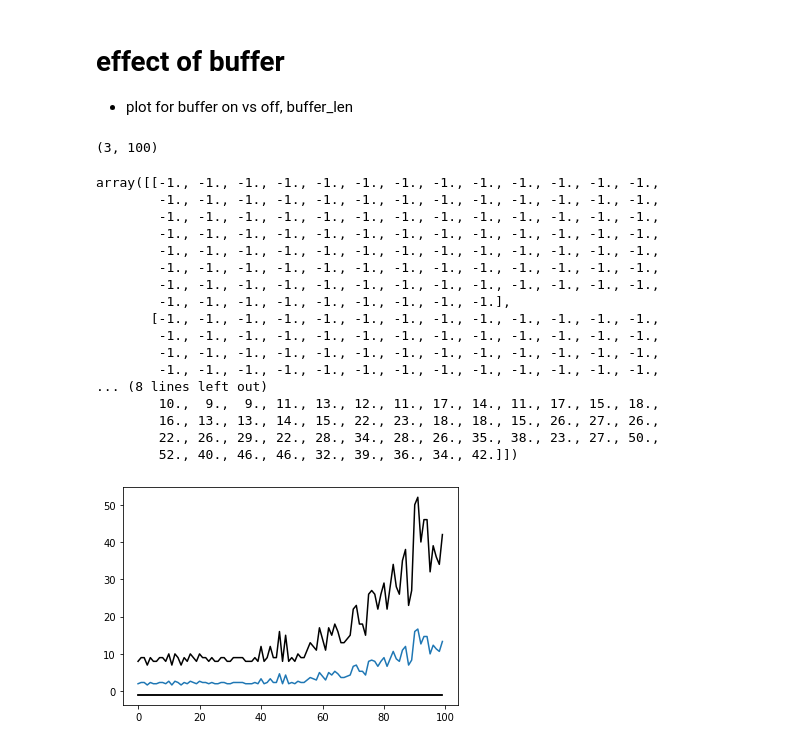
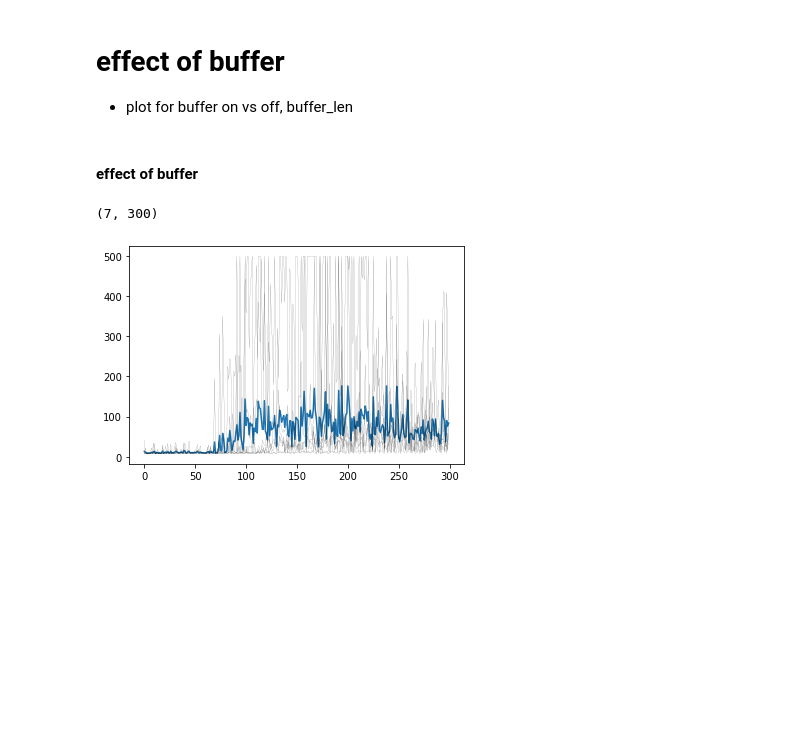
Before and after one commit to andrebeu/gymRL, a Jupyter notebook: run.ipynb, the cells around one changed output. Cells and saved outputs as stored; diff of their text form; code cells hidden in the pictures; blank space fills up the shorter version.

Commit message:
minimal buffer online

```diff
--- a/dqn-cart.ipynb
+++ b/run.ipynb
@@ -26,72 +26,52 @@ import gym
 - plot for buffer on vs off, buffer_len
 # %%
 # setup
-def experiment(nseeds,neps, policy='argmax',buff='rand'):
+def experiment(nseeds,neps, buff_mode='rand',actpi='argmax',eps=0):
   """
   interactrion logic
   a < agent(s,h)
   s',r  < env (a)
 
   """
+  metric = np.zeros((ns,neps))
   for s in range(ns):
     np.random.seed(s)
     tr.manual_seed(s)
     agent = DQN()
     task = Task()
     buffer = Buffer()
-    metric = -np.ones((ns,neps))
+
     # argmax policy
-    if policy=='argmax':
-        eps = 0.9
-    elif policy=='rand':
-        eps = 0
+    if actpi=='argmax': eps = 0.9
     for e in range(neps):
         # sample from environment
-        episode = task.play(agent.argmax_policy_fn(eps))
-        # record episode
-#         buffer.record(episode)
-        # sample buffer
-#         exp = buffer.sample(buff)
+        episode = task.play_ep(agent.argmax_policy_fn(eps))
+        # score on episode data
+        metric[s,e] = np.sum(unpack_expL(episode)['reward'])
+        # record episode into buffer
+        buffer.record(episode)
+        # sample training experience from buffer
+        expLoD = buffer.sample(mode=buff_mode)
         # update
-        exp = unpack_expL(episode)
+        exp = unpack_expL(expLoD)
         agent.train(exp)
-        # record
-        metric[s,e] = np.sum(exp['reward'])
   return metric
-# %%
-# effet of buffer
-ns,ni=3,100
-metric = experiment(ns,ni,buff='ep',policy='argmax')
-metric.shape
-# %% [output]
-(3, 100)
-# %%
-metric
-# %% [output]
-array([[-1., -1., -1., -1., -1., -1., -1., -1., -1., -1., -1., -1., -1.,
-        -1., -1., -1., -1., -1., -1., -1., -1., -1., -1., -1., -1., -1.,
-        -1., -1., -1., -1., -1., -1., -1., -1., -1., -1., -1., -1., -1.,
-        -1., -1., -1., -1., -1., -1., -1., -1., -1., -1., -1., -1., -1.,
-        -1., -1., -1., -1., -1., -1., -1., -1., -1., -1., -1., -1., -1.,
-        -1., -1., -1., -1., -1., -1., -1., -1., -1., -1., -1., -1., -1.,
-        -1., -1., -1., -1., -1., -1., -1., -1., -1., -1., -1., -1., -1.,
-        -1., -1., -1., -1., -1., -1., -1., -1., -1.],
-       [-1., -1., -1., -1., -1., -1., -1., -1., -1., -1., -1., -1., -1.,
-        -1., -1., -1., -1., -1., -1., -1., -1., -1., -1., -1., -1., -1.,
-        -1., -1., -1., -1., -1., -1., -1., -1., -1., -1., -1., -1., -1.,
-        -1., -1., -1., -1., -1., -1., -1., -1., -1., -1., -1., -1., -1.,
-... (8 lines left out)
-        10.,  9.,  9., 11., 13., 12., 11., 17., 14., 11., 17., 15., 18.,
-        16., 13., 13., 14., 15., 22., 23., 18., 18., 15., 26., 27., 26.,
-        22., 26., 29., 22., 28., 34., 28., 26., 35., 38., 23., 27., 50.,
-        52., 40., 46., 46., 32., 39., 36., 34., 42.]])
+# %% [markdown]
+#### effect of buffer
+# %%
+#
+ns,ni=7,300
+metric = experiment(ns,ni)
+metric.shape
+# %% [output]
+(7, 300)
 # %%
-# worst and best case
-ax = plt.gca()
+# seeds and mean
 M = metric.mean(0)
 S = metric.std(0)/np.sqrt(ns)
-ax.plot(M)
+ax = plt.gca()
+ax.plot(M,zorder0)
 for smet in metric:
-  ax.plot(smet,c='k')
+  ax.plot(smet,c='k',lw=.1)
 # %% [output]
-[figure, old version]
+[figure, new version]
```
Also changed, not shown: parts of 3 cells of this notebook, 2 other files.
